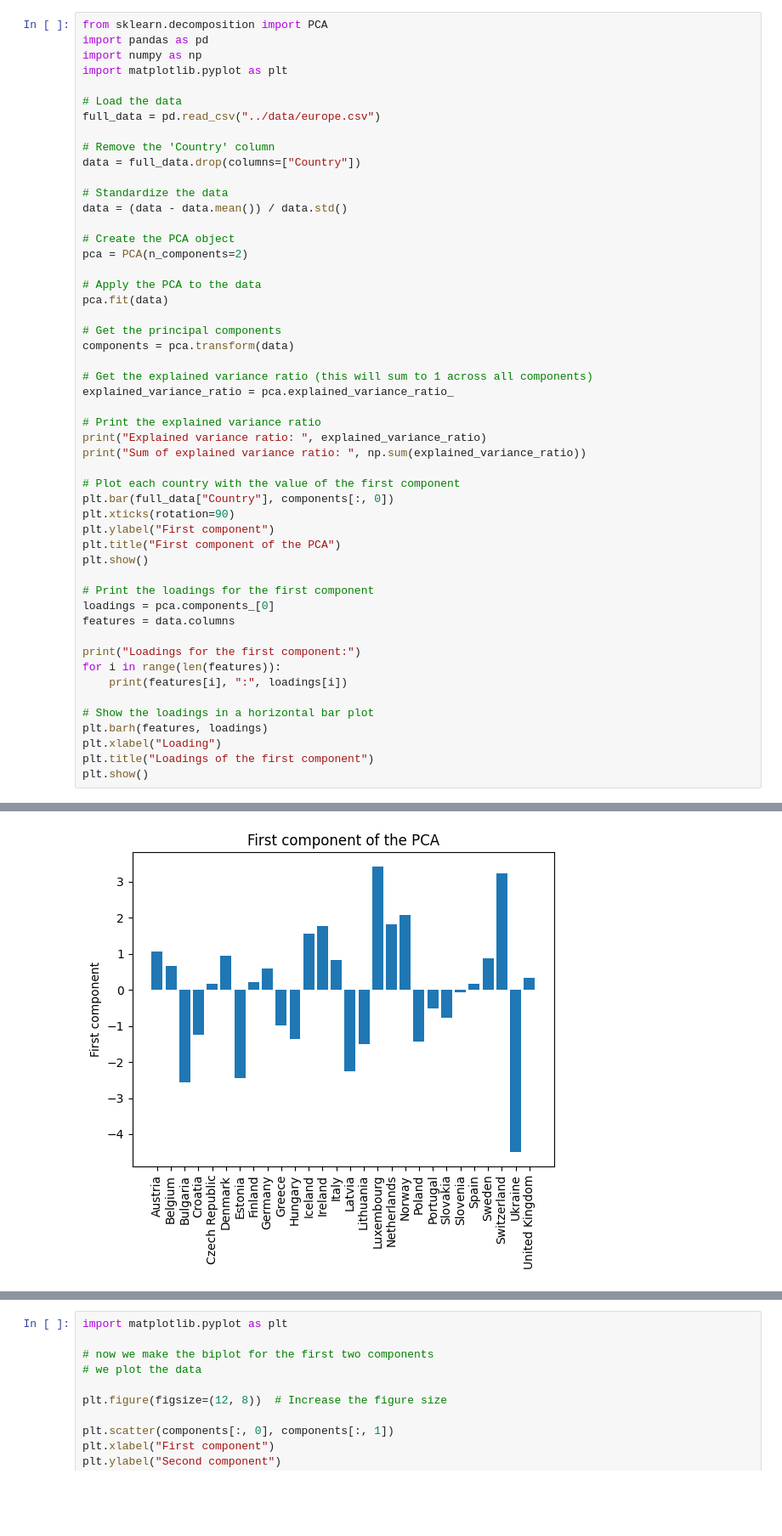
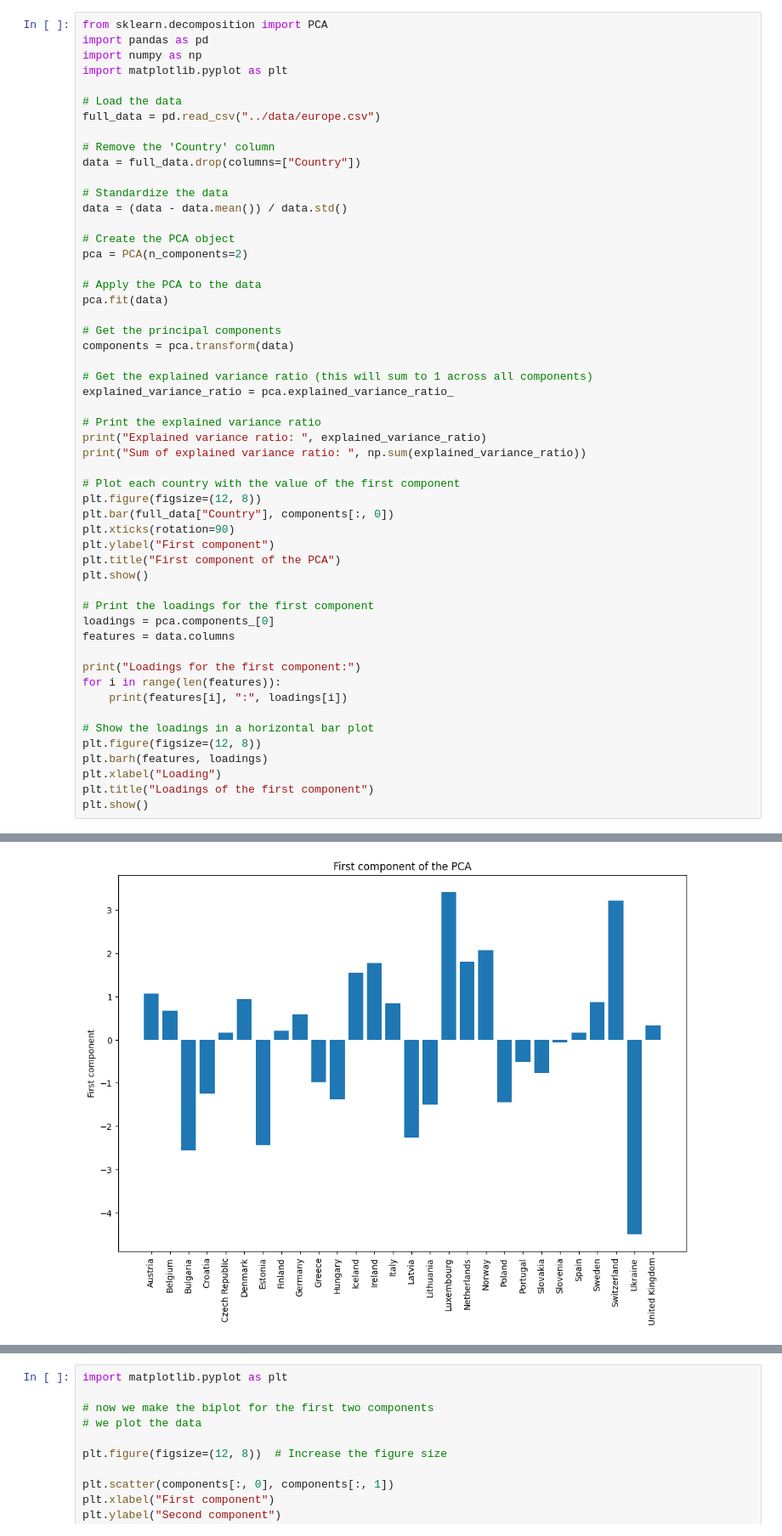
Before and after one commit to cijjas/sia, a Jupyter notebook: tp4/src/ej2_pca.ipynb, the cells around one changed output, grey strips where cells are left out. Shown at 85% size. Cells and saved outputs as stored; diff of their text form; blank space fills up the shorter version.

```diff
--- a/tp4/src/ej2_pca.ipynb
+++ b/tp4/src/ej2_pca.ipynb
@@ -25,34 +47,36 @@ components = pca.transform(data)
 # Get the explained variance ratio (this will sum to 1 across all components)
 explained_variance_ratio = pca.explained_variance_ratio_
 
 # Print the explained variance ratio
 print("Explained variance ratio: ", explained_variance_ratio)
 print("Sum of explained variance ratio: ", np.sum(explained_variance_ratio))
 
 # Plot each country with the value of the first component
+plt.figure(figsize=(12, 8))
 plt.bar(full_data["Country"], components[:, 0])
 plt.xticks(rotation=90)
 plt.ylabel("First component")
 plt.title("First component of the PCA")
 plt.show()
 
 # Print the loadings for the first component
 loadings = pca.components_[0]
 features = data.columns
 
 print("Loadings for the first component:")
 for i in range(len(features)):
     print(features[i], ":", loadings[i])
 
 # Show the loadings in a horizontal bar plot
+plt.figure(figsize=(12, 8))
 plt.barh(features, loadings)
 plt.xlabel("Loading")
 plt.title("Loadings of the first component")
 plt.show()
 # %% [output]
 Explained variance ratio:  [0.46102367 0.16958906]
 Sum of explained variance ratio:  0.6306127267691591
-[figure, old version]
+[figure, new version]
 Loadings for the first component:
 Area : -0.12487390183337645
 GDP : 0.5005058583604995
```
Also changed, not shown: parts of 3 cells of this notebook, 2 other files.
